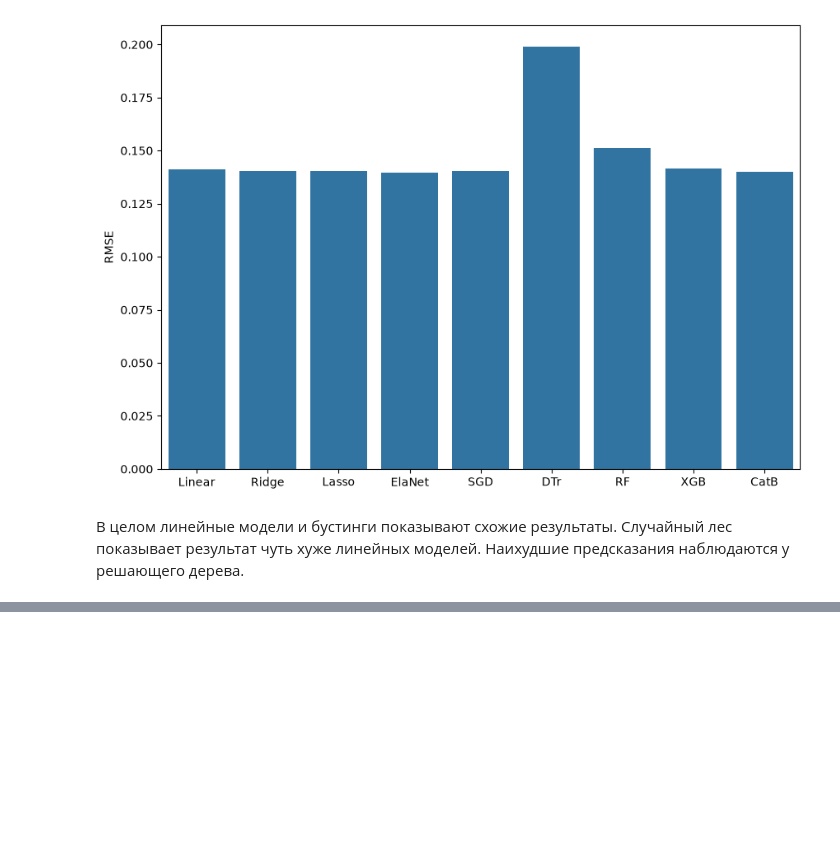
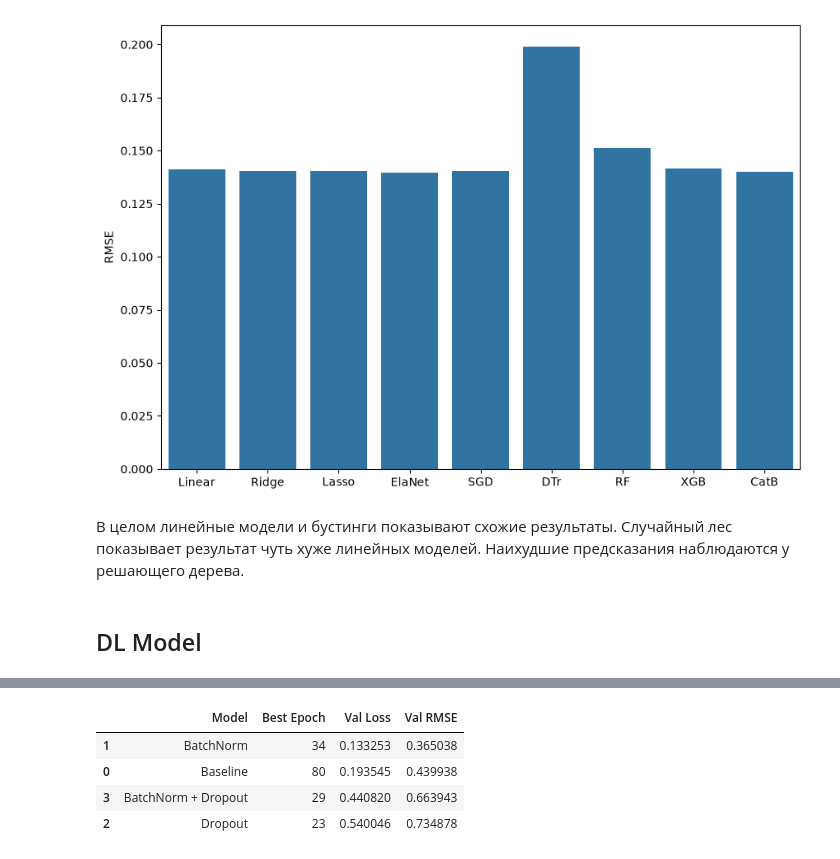
Before and after one commit to EgorFalaleev/kaggle-house-prices, a Jupyter notebook: notebooks/02_models.ipynb, the cells around one changed output, grey strips where cells are left out. Saved outputs shown, nothing was run; the diff lists cells and outputs as text; code cells hidden in the pictures; blank space fills up the shorter version.

```diff
--- a/notebooks/02_models.ipynb
+++ b/notebooks/02_models.ipynb
@@ -247,3 +247,5 @@ plt.show()
 [figure]
 # %% [markdown]
 В целом линейные модели и бустинги показывают схожие результаты. Случайный лес показывает результат чуть хуже линейных моделей. Наихудшие предсказания наблюдаются у решающего дерева.
+# %% [markdown]
+## DL Model
@@ -249,0 +274,19 @@ plt.show()
+# %%
+experiments = {
+    'Baseline': {
+        'use_batchnorm': False,
+        'use_dropout': False,
+    },
+    'BatchNorm': {
+        'use_batchnorm': True,
+        'use_dropout': False,
+    },
+    'Dropout': {
+        'use_batchnorm': False,
+        'use_dropout': True,
+    },
+    'BatchNorm + Dropout': {
+        'use_batchnorm': True,
+        'use_dropout': True,
+    },
+}
@@ -249,0 +337,20 @@ plt.show()
+# %%
+results = []
+histories = []
+
+for name, params in experiments.items():
+    print(f'\nTraining {name}')
+
+    result, history = run_experiment(name, params)
+
+    results.append(result)
+    histories.extend(history)
+
+results_df = pd.DataFrame(results)
+history_df = pd.DataFrame(histories)
+
+results_df.sort_values(
+    'Val RMSE',
+    ascending=True
+)
+# %% [output]
@@ -249,0 +374,5 @@ plt.show()
+|  | Model | Best Epoch | Val Loss | Val RMSE |
+| 1 | BatchNorm | 34 | 0.133253 | 0.365038 |
+| 0 | Baseline | 80 | 0.193545 | 0.439938 |
+| 3 | BatchNorm + Dropout | 29 | 0.440820 | 0.663943 |
+| 2 | Dropout | 23 | 0.540046 | 0.734878 |
```
Also changed, not shown: parts of 8 cells of this notebook, 3 other files.
